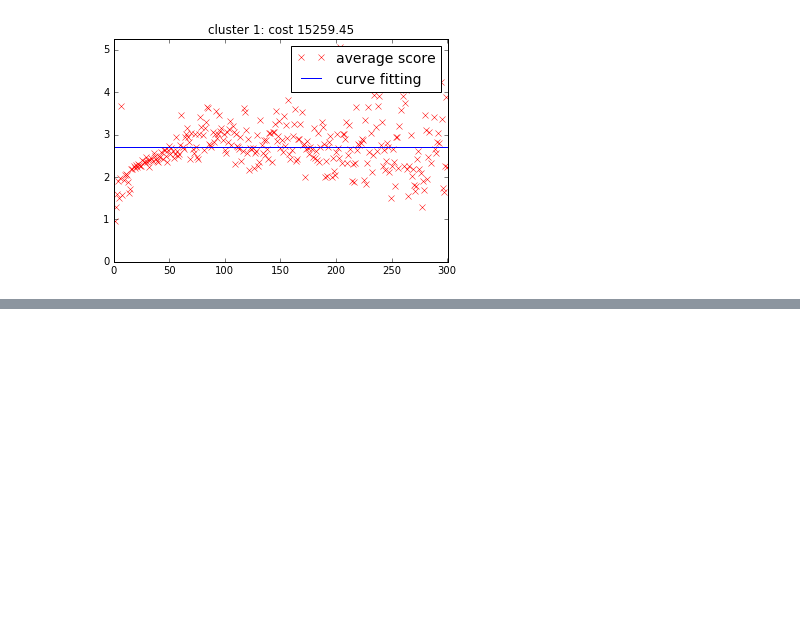
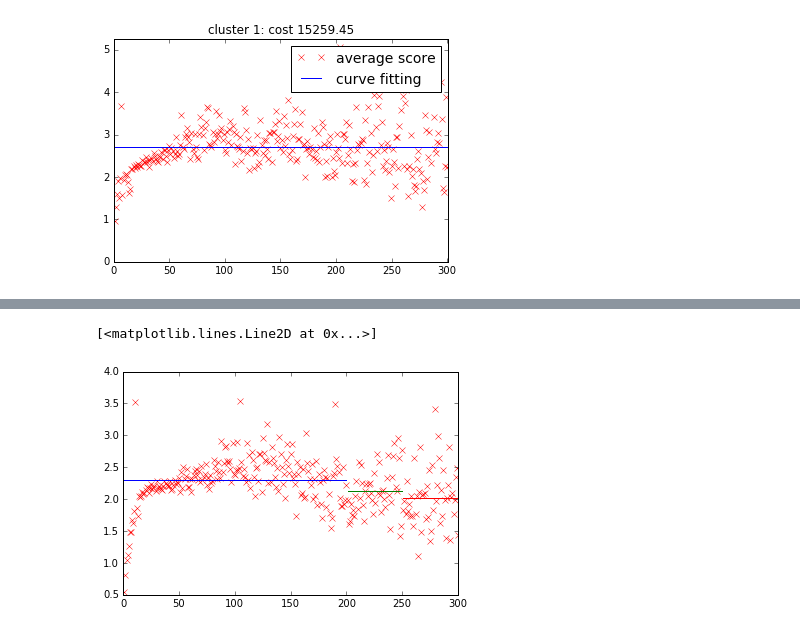
Before and after one commit to liprin1129/Project, a Jupyter notebook: Code/Step.ipynb, the cells around one changed output, grey strips where cells are left out. Drawn from its saved outputs; the diff is of its cells as text; code cells hidden in the pictures; blank space fills up the shorter version.

```diff
--- a/Code/Step.ipynb
+++ b/Code/Step.ipynb
@@ -91,3 +111,23 @@ disp_Data(attempts300, eval("avg{0}".format(1)), y_fit_true,
+# %%
+x1 = np.linspace(1, 200, 200)
+x2 = np.linspace(201, 250, 50)
+x3 = np.linspace(251, 300, 50)
+
+y1 = avg8[:200]
+y2 = avg8[200:250]
+y3 = avg8[250:]
+
+lsq1 = least_squares(step_least, seed, args=(x1, y1))
+lsq2 = least_squares(step_least, seed, args=(x2, y2))
+lsq3 = least_squares(step_least, seed, args=(x3, y3))
+
+plt.plot(attempts300, avg8, 'rx')
+plt.plot(x1, step_curve(x1, lsq1.x))
+plt.plot(x2, step_curve(x2, lsq2.x))
+plt.plot(x3, step_curve(x3, lsq3.x))
+# %% [output]
+[<matplotlib.lines.Line2D at 0x...>]
+[figure, added]
 # %%
 dcp.make_folders("../../Figs/curve_fitting/step/single/")
 
```
Also changed, not shown: parts of 1 cell of this notebook, 3 other files.
